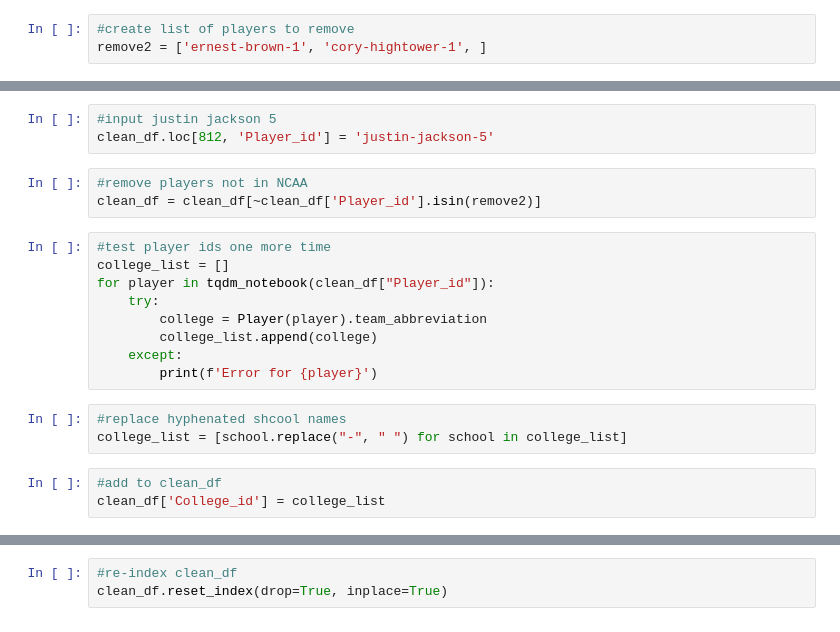
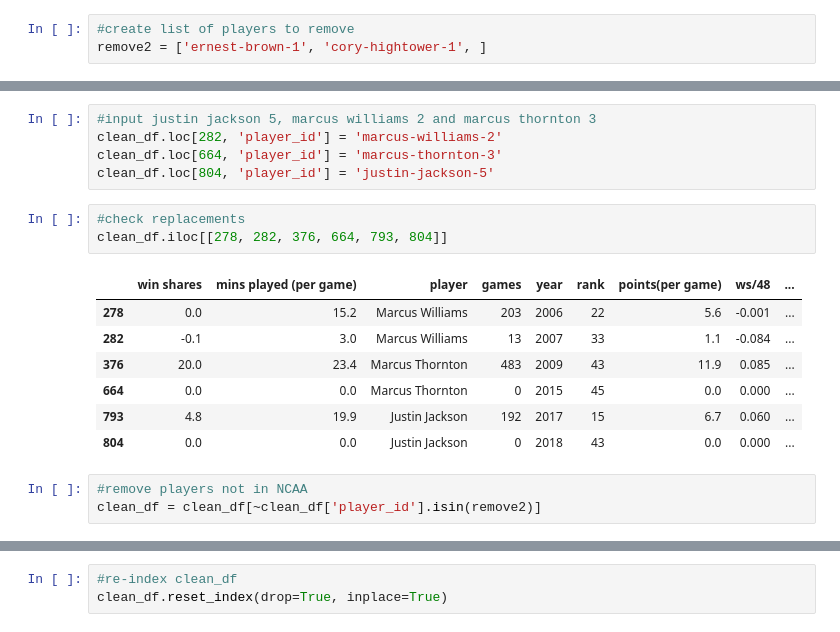
Before and after one commit to woodfin8/Draft_Machine, a Jupyter notebook: keith_test.ipynb, the cells around one changed output, grey strips where cells are left out. Saved outputs shown, nothing was run; the diff lists cells and outputs as text.

```diff
--- a/keith_test.ipynb
+++ b/keith_test.ipynb
@@ -161,21 +253,19 @@ for player in replace:
-# %%
-#input justin jackson 5
-clean_df.loc[812, 'Player_id'] = 'justin-jackson-5'
+# %%
+#input justin jackson 5, marcus williams 2 and marcus thornton 3
+clean_df.loc[282, 'player_id'] = 'marcus-williams-2'
+clean_df.loc[664, 'player_id'] = 'marcus-thornton-3'
+clean_df.loc[804, 'player_id'] = 'justin-jackson-5'
+# %%
+#check replacements
+clean_df.iloc[[278, 282, 376, 664, 793, 804]]
+# %% [output]
+|  | win shares | mins played (per game) | player | games | year | rank | points(per game) | ws/48 | ... |
+| 278 | 0.0 | 15.2 | Marcus Williams | 203 | 2006 | 22 | 5.6 | -0.001 | ... |
+| 282 | -0.1 | 3.0 | Marcus Williams | 13 | 2007 | 33 | 1.1 | -0.084 | ... |
+| 376 | 20.0 | 23.4 | Marcus Thornton | 483 | 2009 | 43 | 11.9 | 0.085 | ... |
+| 664 | 0.0 | 0.0 | Marcus Thornton | 0 | 2015 | 45 | 0.0 | 0.000 | ... |
+| 793 | 4.8 | 19.9 | Justin Jackson | 192 | 2017 | 15 | 6.7 | 0.060 | ... |
+| 804 | 0.0 | 0.0 | Justin Jackson | 0 | 2018 | 43 | 0.0 | 0.000 | ... |
 # %%
 #remove players not in NCAA
-clean_df = clean_df[~clean_df['Player_id'].isin(remove2)]
+clean_df = clean_df[~clean_df['player_id'].isin(remove2)]
-# %%
-#test player ids one more time
-college_list = []
-for player in tqdm_notebook(clean_df["Player_id"]):
-    try:
-        college = Player(player).team_abbreviation
-        college_list.append(college)
-    except:
-        print(f'Error for {player}')
-# %%
-#replace hyphenated shcool names
-college_list = [school.replace("-", " ") for school in college_list]
-# %%
-#add to clean_df
-clean_df['College_id'] = college_list
```
Also changed, not shown: parts of 50 cells of this notebook, 5 other files.
